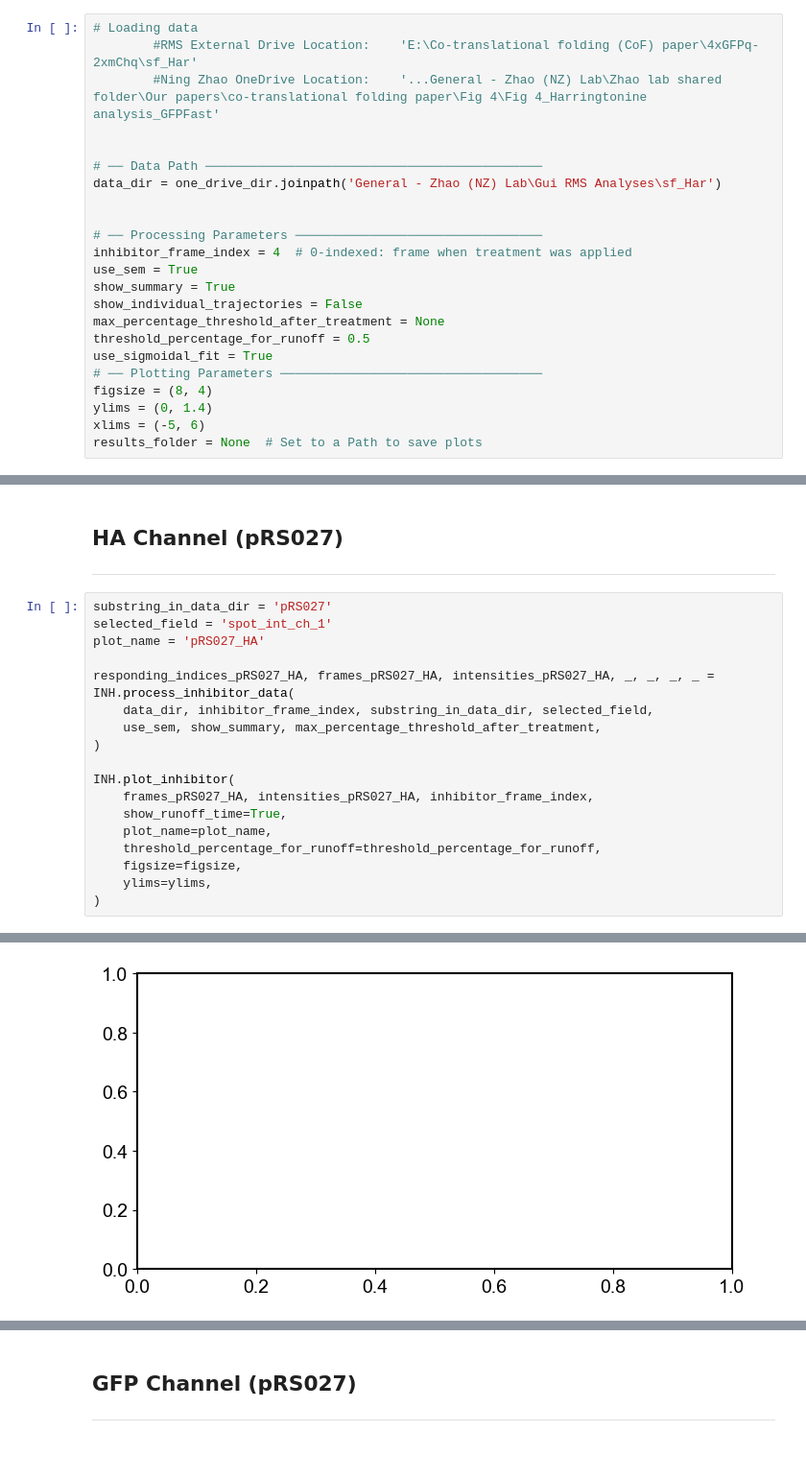
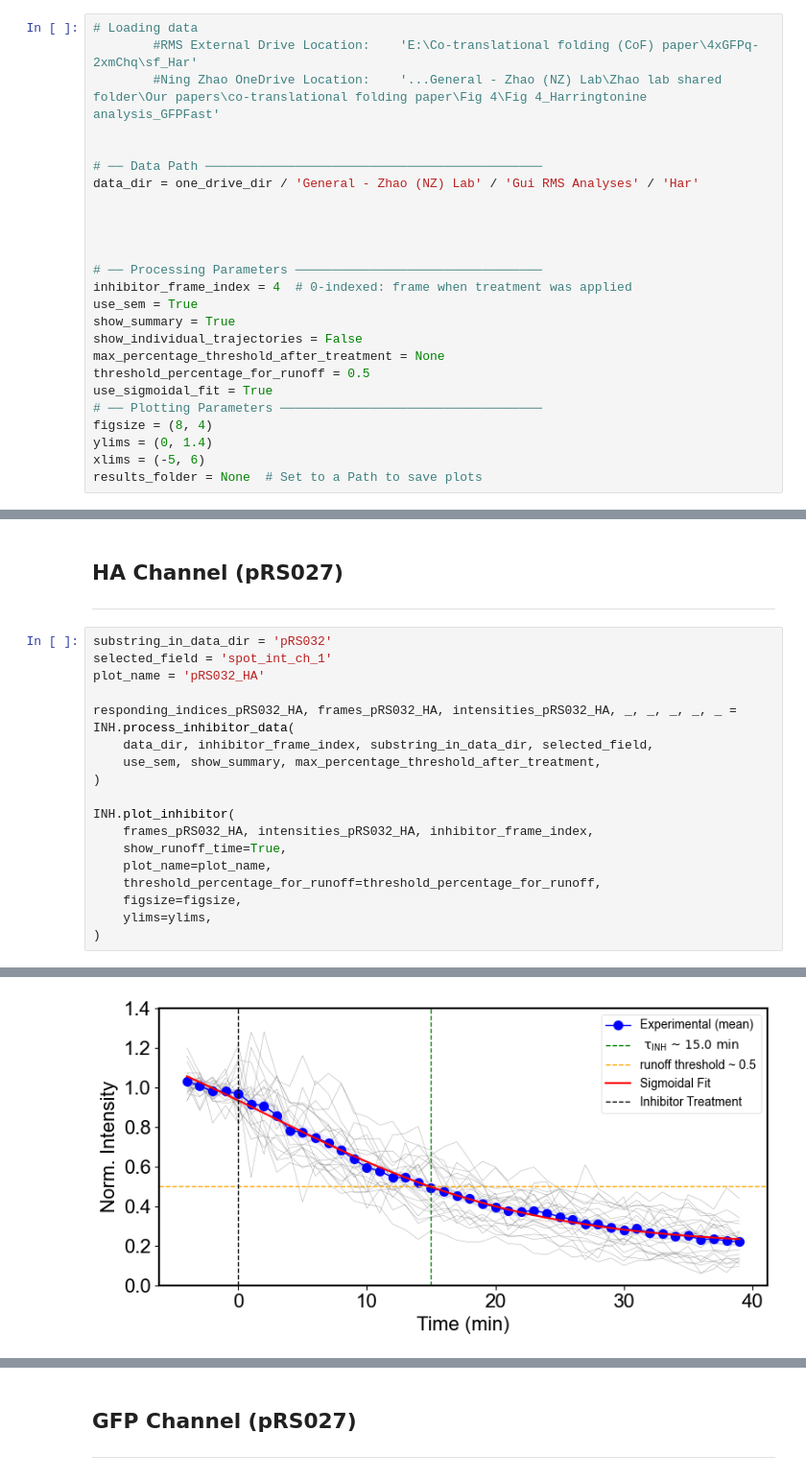
Before and after one commit to ningzhaoAnschutz/cof_paper, a Jupyter notebook: notebooks/Inhibitors/Fig 4_Harringtonine_GFPFast.ipynb, the cells around one changed output, grey strips where cells are left out. Shown at 96% size. Drawn from its saved outputs; the diff is of its cells as text; blank space fills up the shorter version.

```diff
--- a/notebooks/Inhibitors/Fig 4_Harringtonine_GFPFast.ipynb
+++ b/notebooks/Inhibitors/Fig 4_Harringtonine_GFPFast.ipynb
@@ -20,7 +20,9 @@ ___
 
 
 # ── Data Path ─────────────────────────────────────────────
-data_dir = one_drive_dir.joinpath('General - Zhao (NZ) Lab\Gui RMS Analyses\sf_Har')
+data_dir = one_drive_dir / 'General - Zhao (NZ) Lab' / 'Gui RMS Analyses' / 'Har'
+
+
 
 
 # ── Processing Parameters ─────────────────────────────────
@@ -46,17 +42,17 @@ WindowsPath('C:/Users/searsrh/OneDrive - The University of Colorado Denver/Gener
 ## HA Channel (pRS027)
 ___
 # %%
-substring_in_data_dir = 'pRS027'
+substring_in_data_dir = 'pRS032'
 selected_field = 'spot_int_ch_1'
-plot_name = 'pRS027_HA'
+plot_name = 'pRS032_HA'
 
-responding_indices_pRS027_HA, frames_pRS027_HA, intensities_pRS027_HA, _, _, _, _ = INH.process_inhibitor_data(
+responding_indices_pRS032_HA, frames_pRS032_HA, intensities_pRS032_HA, _, _, _, _, _ = INH.process_inhibitor_data(
     data_dir, inhibitor_frame_index, substring_in_data_dir, selected_field,
     use_sem, show_summary, max_percentage_threshold_after_treatment,
 )
 
 INH.plot_inhibitor(
-    frames_pRS027_HA, intensities_pRS027_HA, inhibitor_frame_index,
+    frames_pRS032_HA, intensities_pRS032_HA, inhibitor_frame_index,
     show_runoff_time=True,
     plot_name=plot_name,
     threshold_percentage_for_runoff=threshold_percentage_for_runoff,
@@ -68 +63 @@ No data to plot.
-[figure, old version]
+[figure, new version]
```
Also changed, not shown: parts of 4 cells of this notebook, 6 other files.
